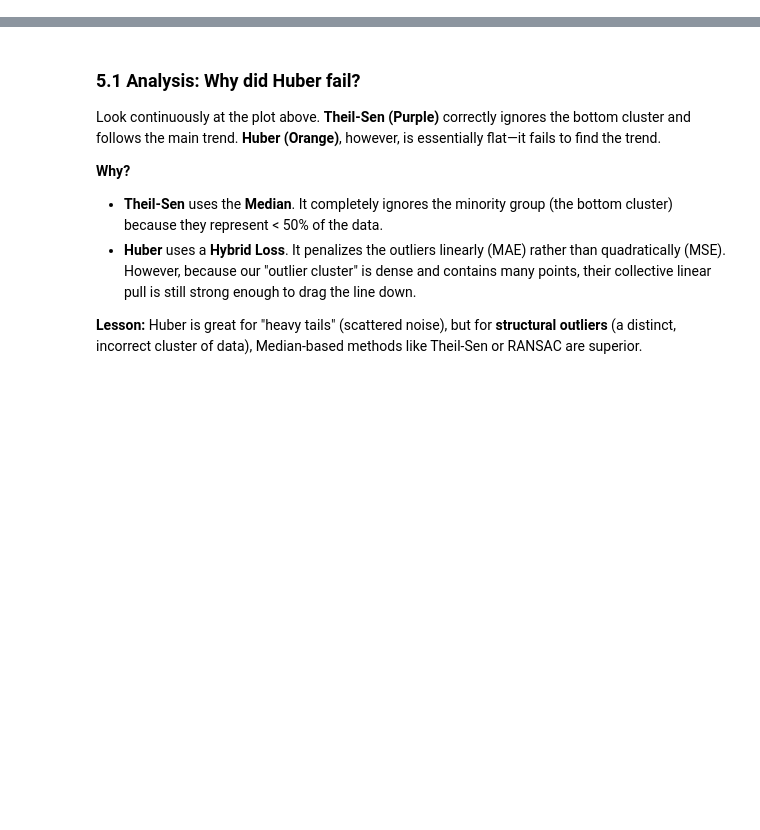
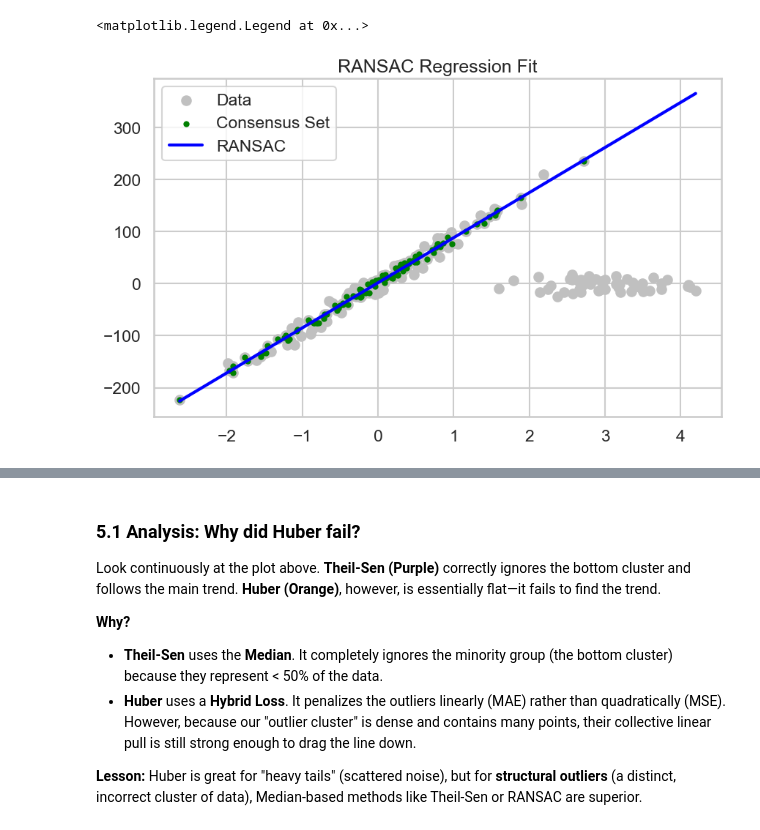
Before and after one commit to aleetreny/ATLAS, a Jupyter notebook: modules/01_supervised_inference/1.1_regression/03_robust_regression.ipynb, the cells around one changed output, grey strips where cells are left out. Cells and saved outputs as stored; diff of their text form; code cells hidden in the pictures; blank space fills up the shorter version.

```diff
--- a/modules/01_supervised_inference/1.1_regression/03_robust_regression.ipynb
+++ b/modules/01_supervised_inference/1.1_regression/03_robust_regression.ipynb
@@ -107,32 +111,35 @@ class ScratchRANSAC:
             # 4. Keep Best
             if inlier_count > self.best_inliers_count:
                 self.best_inliers_count = inlier_count
                 self.best_model = w
                 self.best_inlier_mask = inliers
 
         # Optional: Refit on ALL inliers of the best model for better precision (Polishing step)
         if self.best_inlier_mask is not None:
             X_final = X_b[self.best_inlier_mask]
             y_final = y[self.best_inlier_mask]
             self.best_model = np.linalg.pinv(X_final.T @ X_final) @ X_final.T @ y_final
 
     def predict(self, X):
         X_b = np.hstack([np.ones((X.shape[0], 1)), X])
         return X_b @ self.best_model
 
 # Execution
 ransac = ScratchRANSAC(n_iterations=500, threshold=10.0)
 ransac.fit(X, y)
 
 # Visualization
 X_range = np.linspace(X.min(), X.max(), 100).reshape(-1, 1)
 y_ransac = ransac.predict(X_range)
 
 plt.figure(figsize=(10, 6))
 plt.scatter(X, y, color='silver', label='Data')
 plt.scatter(X[ransac.best_inlier_mask], y[ransac.best_inlier_mask], color='green', s=20, label='Consensus Set')
 plt.plot(X_range, y_ransac, color='blue', linewidth=3, label='RANSAC')
-plt.title("RANSAC: Finding the Honest Majority", fontsize=18)
+plt.title("RANSAC Regression Fit", fontsize=18)
 plt.legend()
 # plt.show()
+# %% [output]
+<matplotlib.legend.Legend at 0x...>
+[figure, added]
 # %% [markdown]
```
Also changed, not shown: parts of 10 cells of this notebook.
